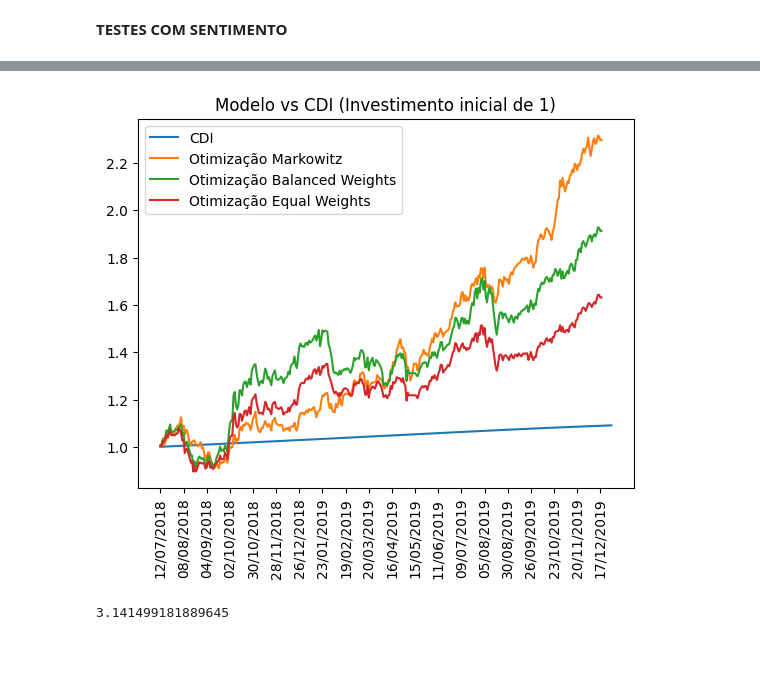
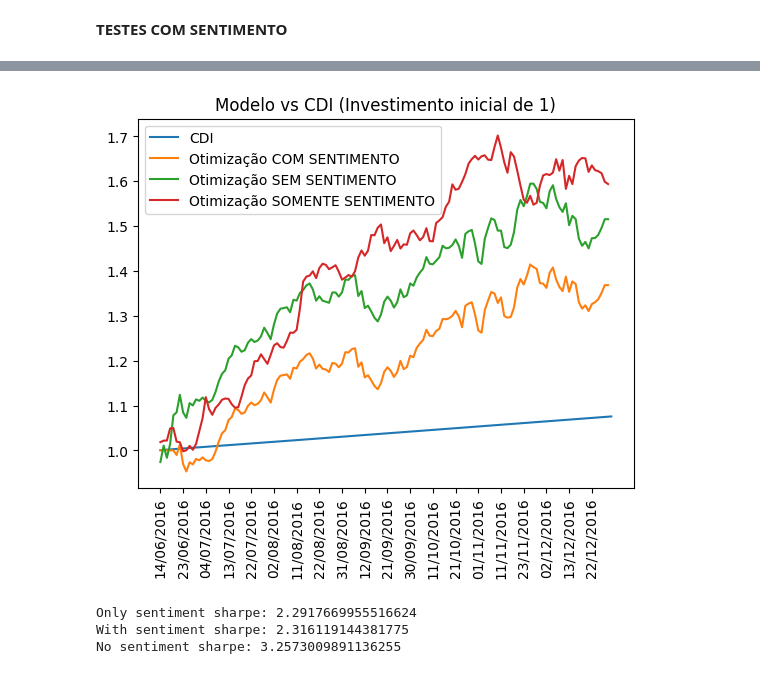
Before and after one commit to ehbats/tcc, a Jupyter notebook: twittator/data_analysis/technical_rf.ipynb, the cells around one changed output, grey strips where cells are left out. Saved outputs shown, nothing was run; the diff lists cells and outputs as text; code cells hidden in the pictures.

```diff
--- a/twittator/data_analysis/technical_rf.ipynb
+++ b/twittator/data_analysis/technical_rf.ipynb
@@ -276,9 +283,6 @@ analyzer = CountAndAgreementAnalyzer({
 analyzer_name = 'count_agreement'
 positivity_ratio = 0.80
 # %%
-import sys, os
-sys.path.append(os.path.abspath("."))
-sys.path.append(os.path.abspath(".."))
 from portfolio_management.services.markowitz_optimizator import MarkowitzOptimizator
 from portfolio_management.services.equal_weights_optimizator import EqualWeightsOptimizator
 from portfolio_management.services.balanced_weights_optimizator import BalancedWeightsOptimizator
@@ -288,7 +292,7 @@ import numpy as np
 from datetime import datetime, date, timedelta
 
 if is_neural:
-    model = NeuralNetworksWrapper(input_shape=(None, 5))
+    model = NeuralNetworksWrapper(input_shape=(1, 5))
 else:
     model = RandomForestsWrapper()
 
@@ -312,7 +316,7 @@ for stock_no_sentiment in stocks_no_sentiment:
         if predictions_no_sentiment[index] < 0 and test_target_no_sentiment[index] < 0:
             direction_count_no_sentiment += 1
 
-    print(f'% Acerto de tendencia {stock_no_sentiment}: {direction_count_no_sentiment/len(predictions_no_sentiment)}')
+    print(f'{stock_no_sentiment.replace(".SA", "")}: {round(direction_count_no_sentiment/len(predictions_no_sentiment) * 100, 2)}%')
     actual_vs_predicted_df_no_sentiment = pd.DataFrame(data_no_sentiment)
     df_list_no_sentiment.append(actual_vs_predicted_df_no_sentiment)
     price_dfs_no_sentiment.append(predicted_stock_no_sentiment['price_data'])
@@ -399,9 +424,6 @@ print(no_sentiment_sharpe)
 # %% [markdown]
 **TESTES COM SENTIMENTO**
 # %%
-import sys, os
-sys.path.append(os.path.abspath("."))
-sys.path.append(os.path.abspath(".."))
 from data_analysis.services.sentiment_analyzer import CountSentimentAnalyzer, CountAndAgreementAnalyzer
 from portfolio_management.services.markowitz_optimizator import MarkowitzOptimizator
 from portfolio_management.services.equal_weights_optimizator import EqualWeightsOptimizator
@@ -411,7 +433,7 @@ import pandas as pd
 from datetime import datetime
 
 if is_neural:
-    model = NeuralNetworksWrapper(input_shape=(None,8))
+    model = NeuralNetworksWrapper(input_shape=(1,8))
 else:
     model = RandomForestsWrapper()
 
@@ -456,7 +478,7 @@ for stock in stocks:
         if predictions[index] < 0 and test_target[index] < 0:
             direction_count += 1
 
-    print(f'% Acerto de tendencia {stock}: {direction_count/len(predictions)}')
+    print(f'{stock.replace(".SA", "")}: {round(direction_count/len(predictions) * 100, 2)}%')
     actual_vs_predicted_df = pd.DataFrame(data)
     df_list.append(actual_vs_predicted_df)
     price_dfs.append(predicted_stock['price_data'])
@@ -522,19 +707,34 @@ benchmark = BenchmarkComparator().get_benchmark_data(
 # %%
 import matplotlib.pyplot as plt
 from portfolio_management.services.sharpe_calculator import SharpeCalculator
+tick_divider = 5
 
-tick_divider = 5
+with_sentiment = equal_weights_with_sentiment
+no_sentiment = equal_weights_no_sentiment
+only_sentiment = equal_weights_only_sentiment
+
+only_sentiment = only_sentiment.iloc[:len(no_sentiment.index)]
+
 plt.plot(benchmark['capitalization'], label=benchmark_name)
-plt.plot(markowitz_with_sentiment['capitalization'], label='Otimização Markowitz')
-plt.plot(balanced_weights_with_sentiment['capitalization'], label='Otimização Balanced Weights')
-plt.plot(equal_weights_with_sentiment['capitalization'], label='Otimização Equal Weights')
+plt.plot(with_sentiment['capitalization'], label='Otimização COM SENTIMENTO')
+plt.plot(no_sentiment['capitalization'], label='Otimização SEM SENTIMENTO')
+plt.plot(only_sentiment['capitalization'], label='Otimização SOMENTE SENTIMENTO')
+
 plt.legend(loc="upper left")
 plt.title(f'Modelo vs {benchmark_type} (Investimento inicial de {initial_investment})')
 plt.xticks(ticks = range(0,len(benchmark.index)), labels = benchmark[date_column], rotation='vertical')
 plt.locator_params(axis='x', nbins=20)
 plt.show()
-with_sentiment_sharpe = SharpeCalculator().calculate(benchmark_data=benchmark, portfolio_data=markowitz_with_sentiment)
-print(with_sentiment_sharpe)
+
+
+only_sentiment_sharpe = SharpeCalculator().calculate(benchmark_data=benchmark, portfolio_data=only_sentiment)
+with_sentiment_sharpe = SharpeCalculator().calculate(benchmark_data=benchmark, portfolio_data=with_sentiment)
+no_sentiment_sharpe = SharpeCalculator().calculate(benchmark_data=benchmark, portfolio_data=no_sentiment)
+print(f'Only sentiment sharpe: {only_sentiment_sharpe}')
+print(f'With sentiment sharpe: {with_sentiment_sharpe}')
+print(f'No sentiment sharpe: {no_sentiment_sharpe}')
 # %% [output]
-[figure, old version]
+[figure, new version]
-3.141499181889645
+Only sentiment sharpe: 2.2917669955516624
+With sentiment sharpe: 2.316119144381775
+No sentiment sharpe: 3.2573009891136255
```
Also changed, not shown: parts of 12 cells of this notebook, 3 other files.
